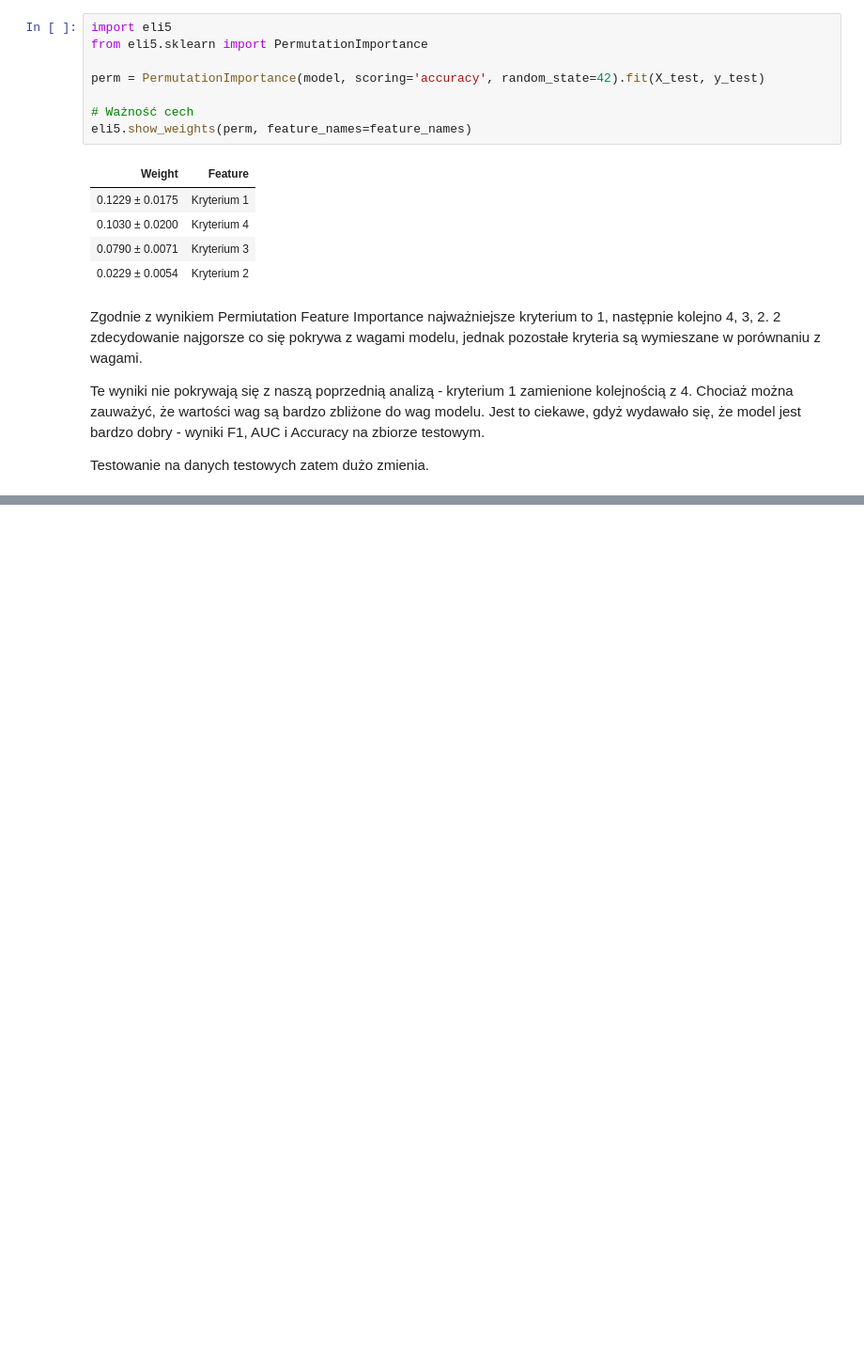
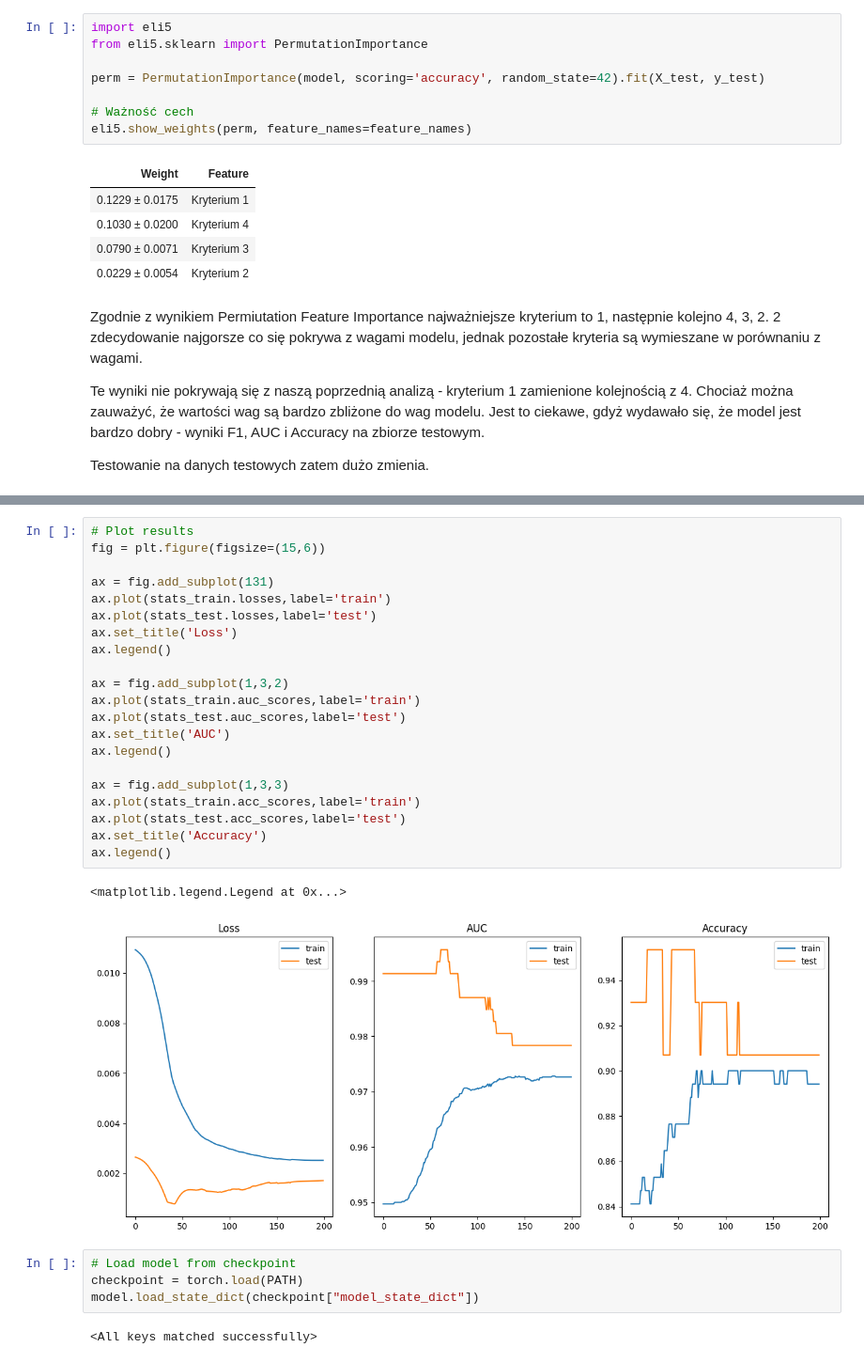
Before and after one commit to MarceloTrapano/ISWD, a Jupyter notebook: Project_5/PreferenceLearning.ipynb, the cells around one changed output, grey strips where cells are left out. Shown at 94% size. Cells and saved outputs as stored; diff of their text form; blank space fills up the shorter version.

```diff
--- a/Project_5/PreferenceLearning.ipynb
+++ b/Project_5/PreferenceLearning.ipynb
@@ -689,0 +716,30 @@ Testowanie na danych testowych zatem dużo zmienia.
+# %%
+# Plot results
+fig = plt.figure(figsize=(15,6))
+
+ax = fig.add_subplot(131)
+ax.plot(stats_train.losses,label='train')
+ax.plot(stats_test.losses,label='test')
+ax.set_title('Loss')
+ax.legend()
+
+ax = fig.add_subplot(1,3,2)
+ax.plot(stats_train.auc_scores,label='train')
+ax.plot(stats_test.auc_scores,label='test')
+ax.set_title('AUC')
+ax.legend()
+
+ax = fig.add_subplot(1,3,3)
+ax.plot(stats_train.acc_scores,label='train')
+ax.plot(stats_test.acc_scores,label='test')
+ax.set_title('Accuracy')
+ax.legend()
+# %% [output]
+<matplotlib.legend.Legend at 0x...>
+[figure, added]
+# %%
+# Load model from checkpoint
+checkpoint = torch.load(PATH)
+model.load_state_dict(checkpoint["model_state_dict"])
+# %% [output]
+<All keys matched successfully>
```
Also changed, not shown: parts of 30 cells of this notebook, 8 other files.
